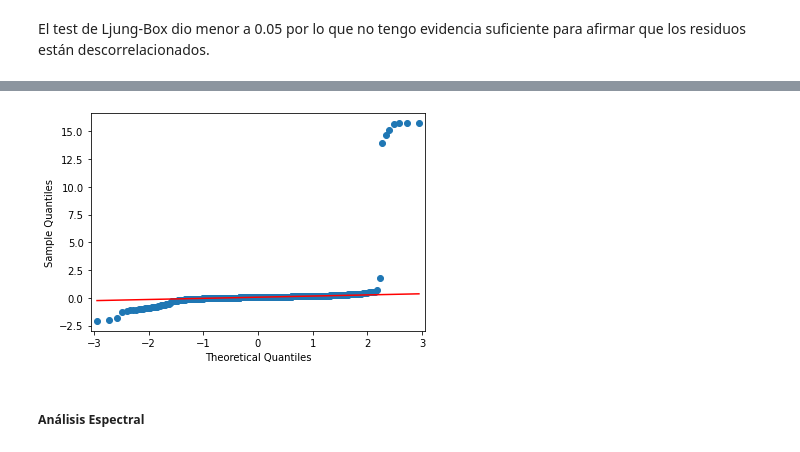
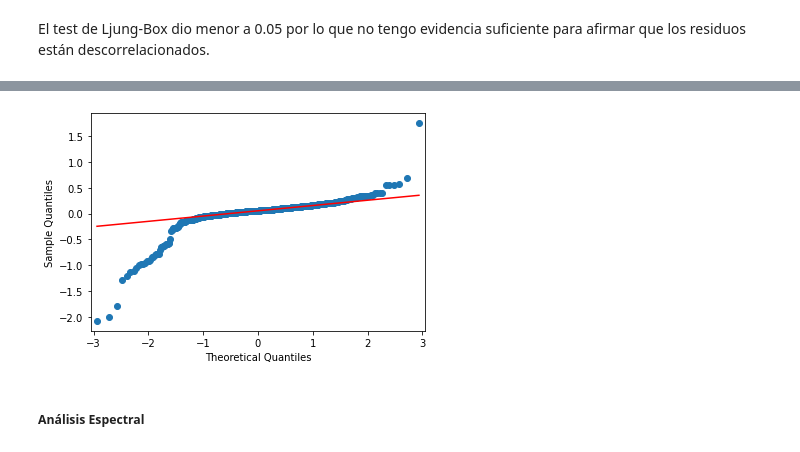
Before and after one commit to lrivela/rivela-st, a Jupyter notebook: tp-integrador/rivela-5co-tp.ipynb, the cells around one changed output, grey strips where cells are left out. Saved outputs shown, nothing was run; the diff lists cells and outputs as text; code cells hidden in the pictures.

```diff
--- a/tp-integrador/rivela-5co-tp.ipynb
+++ b/tp-integrador/rivela-5co-tp.ipynb
@@ -903,8 +918,8 @@ residuals.describe()
 # %%
-sm.qqplot(residuals[0], line='q')
+sm.qqplot(residuals[0].iloc[7:], line='q')
 plt.show()
 # %% [output]
-[figure, old version]
+[figure, new version]
 # %% [markdown]
 ##### Análisis Espectral
 # %%
```
Also changed, not shown: parts of 35 cells of this notebook.
